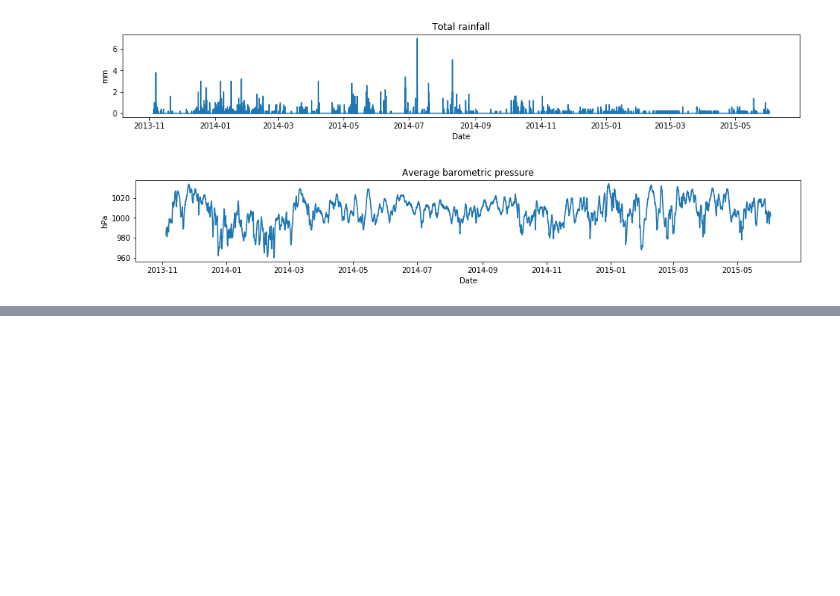
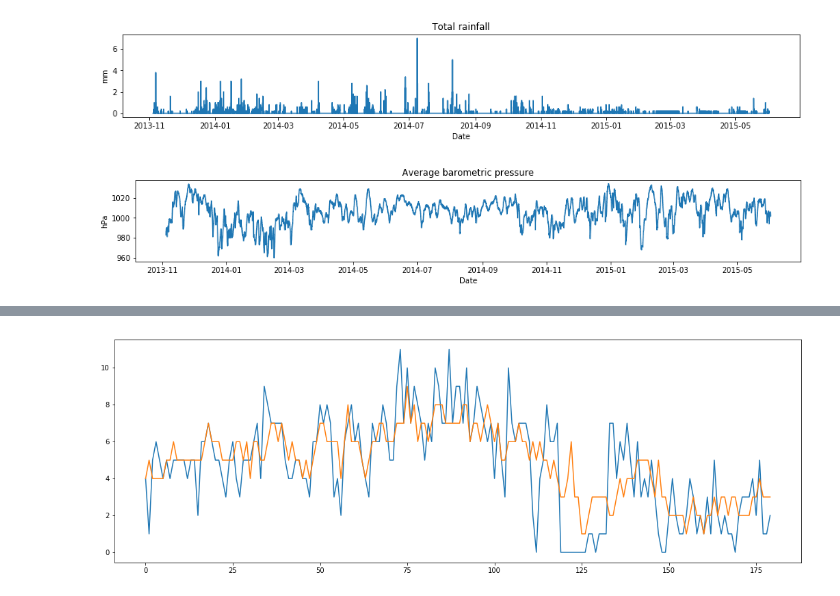
Before and after one commit to BorisAnimal/IU-Data-Analysis-Research, a Jupyter notebook: Boris.ipynb, the cells around one changed output, grey strips where cells are left out. Cells and saved outputs as stored; diff of their text form; code cells hidden in the pictures; blank space fills up the shorter version.

```diff
--- a/Boris.ipynb
+++ b/Boris.ipynb
@@ -145,0 +260,22 @@ for e in elements:
+# %%
+#Store input and output
+import pickle
+
+saveAsText = False
+
+if saveAsText:
+    with open('inp.txt', 'w') as f:
+        for i in xinp:
+            f.write(', '.join(map(str, i)))
+            f.write('\n')
+
+
+    with open('out.txt', 'w') as f:
+        for i in ypred:
+            f.write(str(i))
+            f.write('\n')
+else:
+    with open('inp.pkl', 'wb') as f:
+        pickle.dump(xinp, f)
+    with open('pred.pkl', 'wb') as f:
+        pickle.dump(ypred, f)
@@ -145,0 +453,9 @@ for e in elements:
+# %%
+a = list(map(int, scalerY.inverse_transform(valset[len(trainPredict):])))
+b = list(map(int, testPredict))
+fig, ax = plt.subplots(figsize=(18,6))
+ax.plot(a)
+ax.plot(b)
+plt.show()
+# %% [output]
+[figure, added]
```
Also changed, not shown: parts of 20 cells of this notebook.
